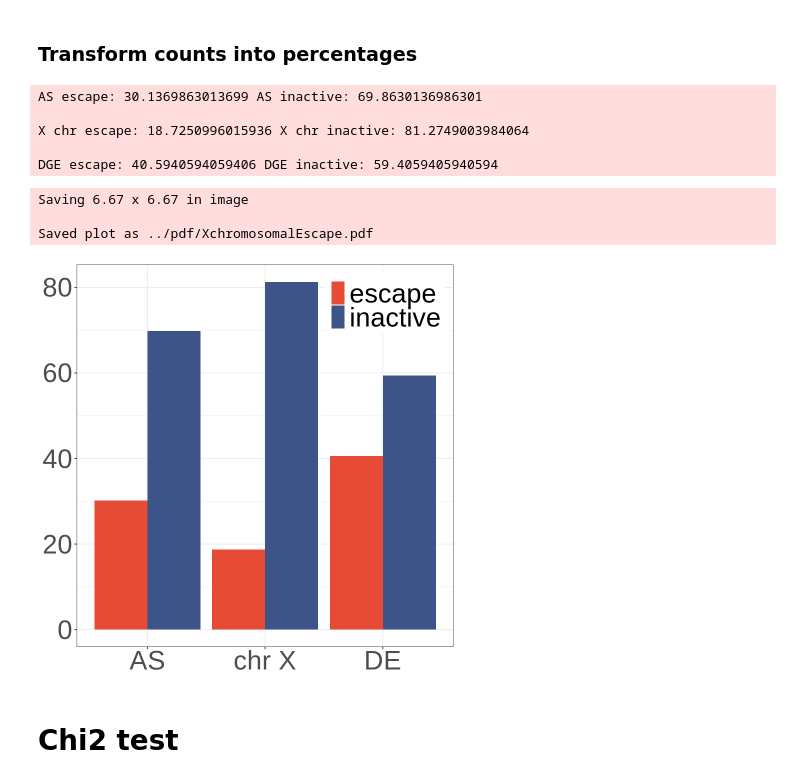
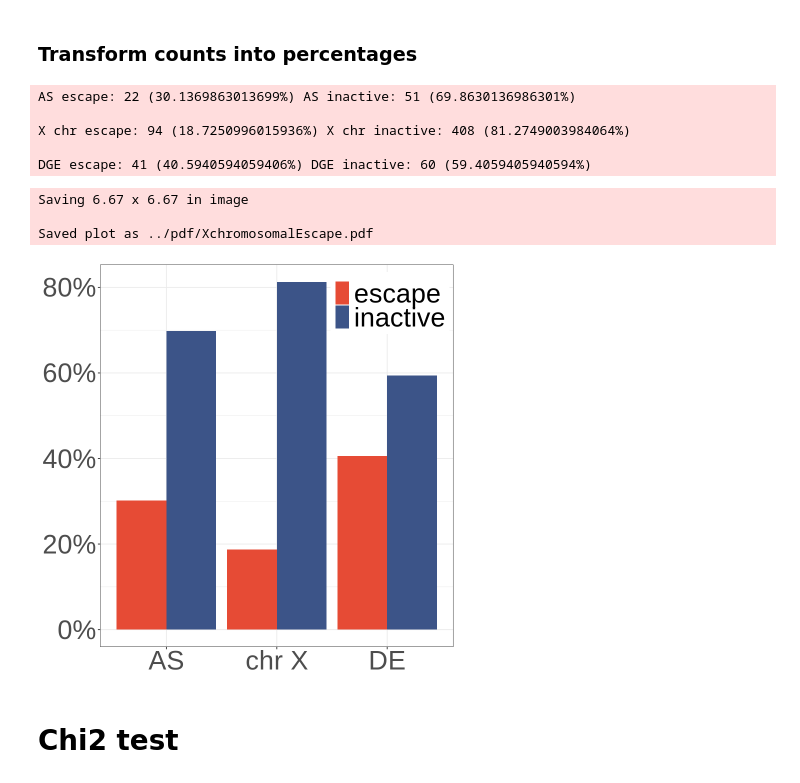
Before and after one commit to TheJacksonLaboratory/sbas, a Jupyter notebook: jupyter/XchromosomalEscape.ipynb, the cells around one changed output. Drawn from its saved outputs; the diff is of its cells as text; code cells hidden in the pictures.

```diff
--- a/jupyter/XchromosomalEscape.ipynb
+++ b/jupyter/XchromosomalEscape.ipynb
@@ -126,53 +126,54 @@ green <- "#00A087"
 ### Transform counts into percentages
 # %%
 as.total <- as.escape.len + as.inactive.len
-as.escape.per <- 100 * as.escape.len/as.total
-as.inactive.per <- 100 * as.inactive.len/as.total
+as.escape.per <-  as.escape.len/as.total
+as.inactive.per <-  as.inactive.len/as.total
 x.total <- x.escape.len + x.inactive.len
-x.escape.per <- 100 * x.escape.len/x.total
-x.inactive.per <- 100 * x.inactive.len/x.total
+x.escape.per <-  x.escape.len/x.total
+x.inactive.per <- x.inactive.len/x.total
 dge.total <- dge.escape.len + dge.inactive.len
-dge.escape.per <- 100 * dge.escape.len/dge.total
-dge.inactive.per <- 100 * dge.inactive.len/dge.total
-message("AS escape: ", as.escape.per, " AS inactive: ", as.inactive.per)
-message("X chr escape: ", x.escape.per, " X chr inactive: ", x.inactive.per)
-message("DGE escape: ", dge.escape.per, " DGE inactive: ", dge.inactive.per)
+dge.escape.per <-  dge.escape.len/dge.total
+dge.inactive.per <-  dge.inactive.len/dge.total
+message("AS escape: ", as.escape.len, " (", 100*as.escape.per, "%) AS inactive: ", as.inactive.len, " (",100*as.inactive.per,"%)")
+message("X chr escape: ", x.escape.len, " (", 100*x.escape.per, "%) X chr inactive: ", x.inactive.len, " (", 100*x.inactive.per,"%)")
+message("DGE escape: ",  dge.escape.len, " (", 100*dge.escape.per, "%) DGE inactive: ", dge.inactive.len," (", 100*dge.inactive.per,"%)")
 # %% [output]
-AS escape: 30.1369863013699 AS inactive: 69.8630136986301
+AS escape: 22 (30.1369863013699%) AS inactive: 51 (69.8630136986301%)
 
-X chr escape: 18.7250996015936 X chr inactive: 81.2749003984064
+X chr escape: 94 (18.7250996015936%) X chr inactive: 408 (81.2749003984064%)
 
-DGE escape: 40.5940594059406 DGE inactive: 59.4059405940594
+DGE escape: 41 (40.5940594059406%) DGE inactive: 60 (59.4059405940594%)
 # %%
 library(ggplot2)
 
 # create a dataset
 category <- c(rep("AS" , 2) , rep("chr X" , 2) , rep("DE" , 2) )
 condition <- rep(c("escape" , "inactive") , 3)
 value <- c(as.escape.per, as.inactive.per,x.escape.per, x.inactive.per,dge.escape.per, dge.inactive.per)
 data <- data.frame(category,condition,value)
 
 
 
 # Grouped
 g <- ggplot(data, aes(fill=condition, y=value, x=category), color=barcolors) +
     geom_bar(position="dodge", stat="identity") +
     theme_bw() +
+    scale_y_continuous(labels = scales::percent) +
     scale_fill_manual(values=c(red, darkblue)) +
     theme(axis.text = element_text(size=32),
           axis.title = element_blank(),
           legend.title = element_blank(),
           legend.text = element_text(size = 32),
           legend.position = c(0.82,0.9)
           )
 ggsave("../pdf/XchromosomalEscape.pdf",g)
 message("Saved plot as ../pdf/XchromosomalEscape.pdf")
 g
 # %% [output]
 Saving 6.67 x 6.67 in image
 
 Saved plot as ../pdf/XchromosomalEscape.pdf
-[figure, old version]
+[figure, new version]
 # %% [markdown]
 # Chi2 test
 # %%
```
